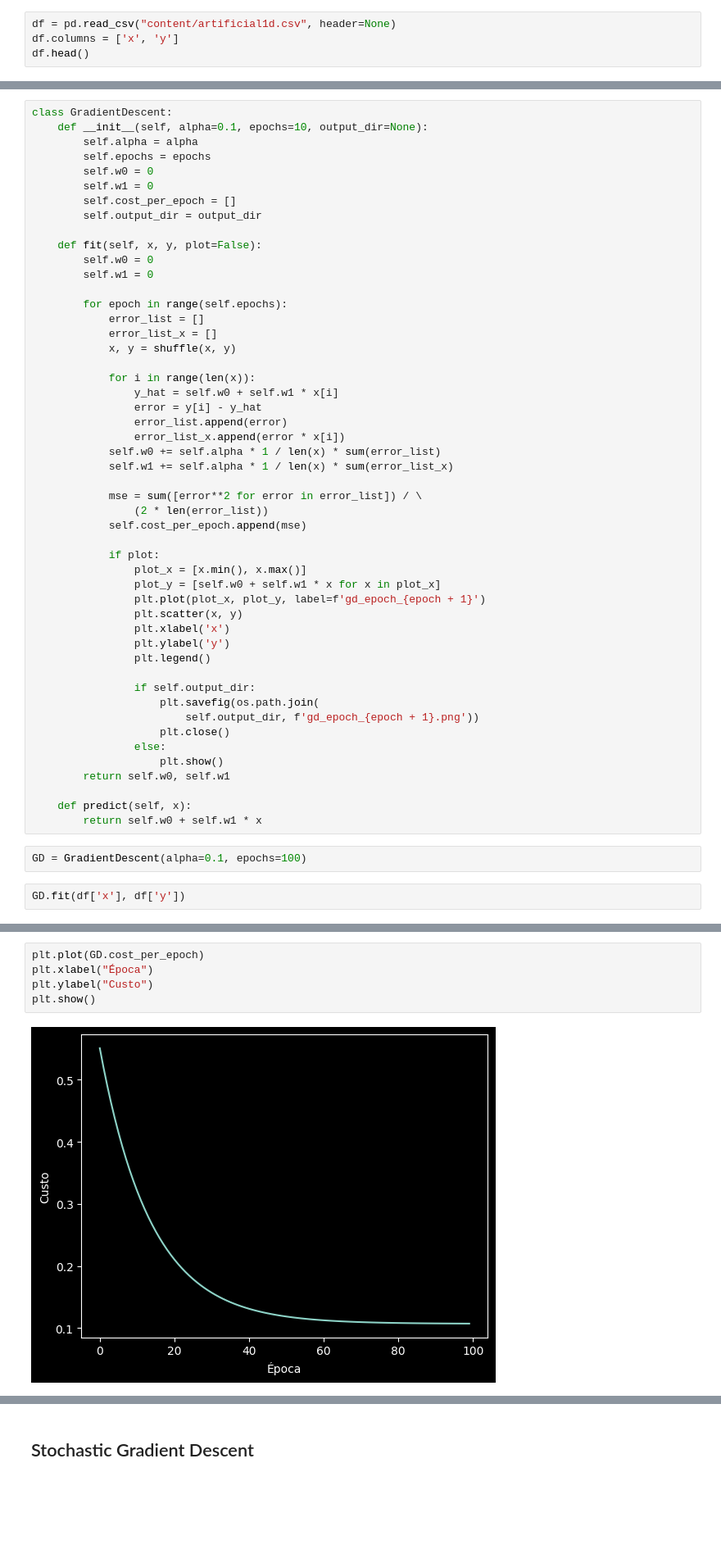
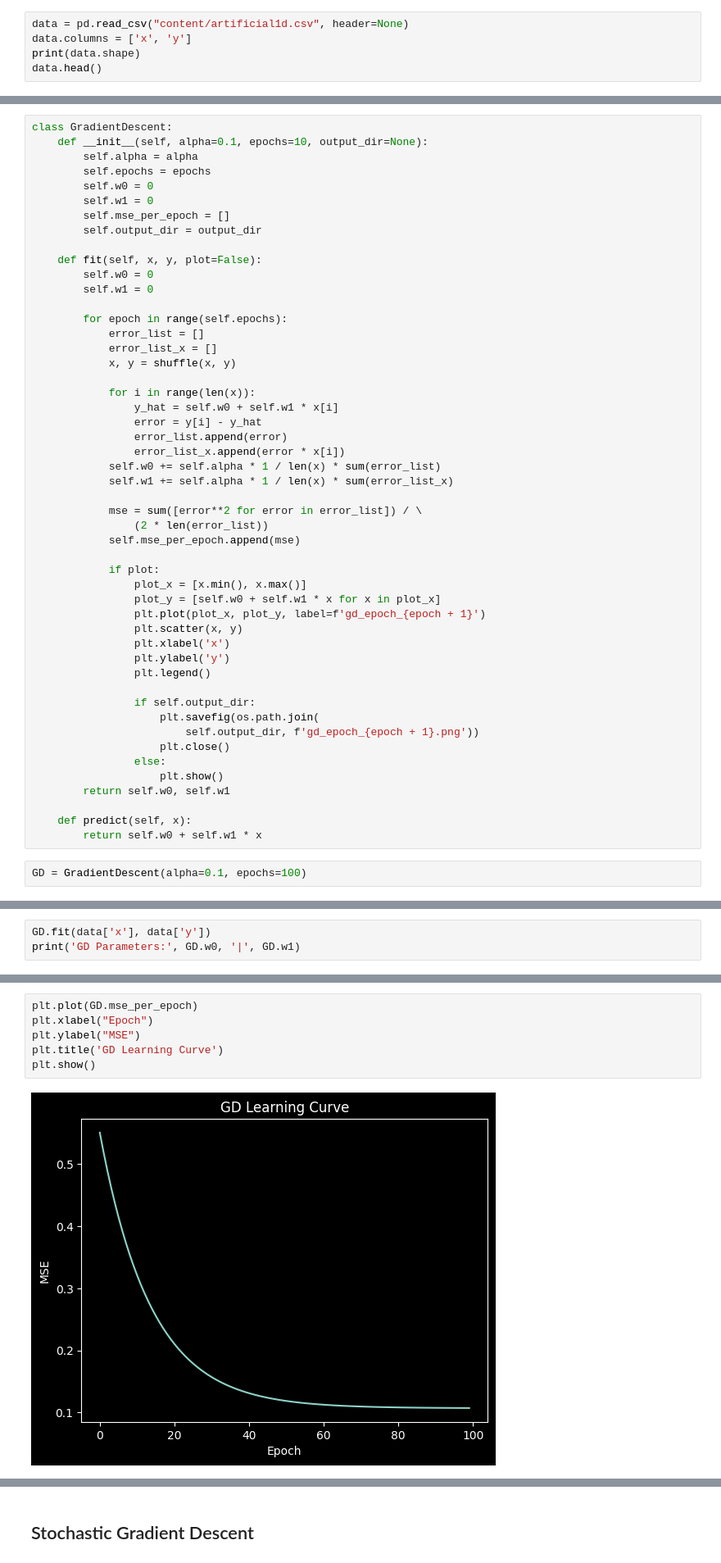
Before and after one commit to viniciuspxc/Reconhecimento_de_Padroes, a Jupyter notebook: Listas/Lista 1/Lista 01.ipynb, the cells around one changed output, grey strips where cells are left out. Shown at 82% size. Saved outputs shown, nothing was run; the diff lists cells and outputs as text; blank space fills up the shorter version.

```diff
--- a/Listas/Lista 1/Lista 01.ipynb
+++ b/Listas/Lista 1/Lista 01.ipynb
@@ -15,7 +15,8 @@ from sklearn.utils import shuffle
 from IPython.display import Image, display
 plt.style.use('dark_background')
 # %%
-df = pd.read_csv("content/artificial1d.csv", header=None)
-df.columns = ['x', 'y']
-df.head()
+data = pd.read_csv("content/artificial1d.csv", header=None)
+data.columns = ['x', 'y']
+print(data.shape)
+data.head()
 # %% [output]
@@ -44,7 +46,7 @@ class GradientDescent:
         self.epochs = epochs
         self.w0 = 0
         self.w1 = 0
-        self.cost_per_epoch = []
+        self.mse_per_epoch = []
         self.output_dir = output_dir
 
     def fit(self, x, y, plot=False):
@@ -66,7 +68,7 @@ class GradientDescent:
 
             mse = sum([error**2 for error in error_list]) / \
                 (2 * len(error_list))
-            self.cost_per_epoch.append(mse)
+            self.mse_per_epoch.append(mse)
 
             if plot:
                 plot_x = [x.min(), x.max()]
@@ -89,5 +91,3 @@ class GradientDescent:
         return self.w0 + self.w1 * x
 # %%
 GD = GradientDescent(alpha=0.1, epochs=100)
-# %%
-GD.fit(df['x'], df['y'])
@@ -95,0 +94,3 @@ GD.fit(df['x'], df['y'])
+# %%
+GD.fit(data['x'], data['y'])
+print('GD Parameters:', GD.w0, '|', GD.w1)
@@ -96,8 +99,9 @@ GD.fit(df['x'], df['y'])
 # %%
-plt.plot(GD.cost_per_epoch)
-plt.xlabel("Época")
-plt.ylabel("Custo")
+plt.plot(GD.mse_per_epoch)
+plt.xlabel("Epoch")
+plt.ylabel("MSE")
+plt.title('GD Learning Curve')
 plt.show()
 # %% [output]
-[figure, old version]
+[figure, new version]
 # %%
```
Also changed, not shown: parts of 18 cells of this notebook, 1 other file.
